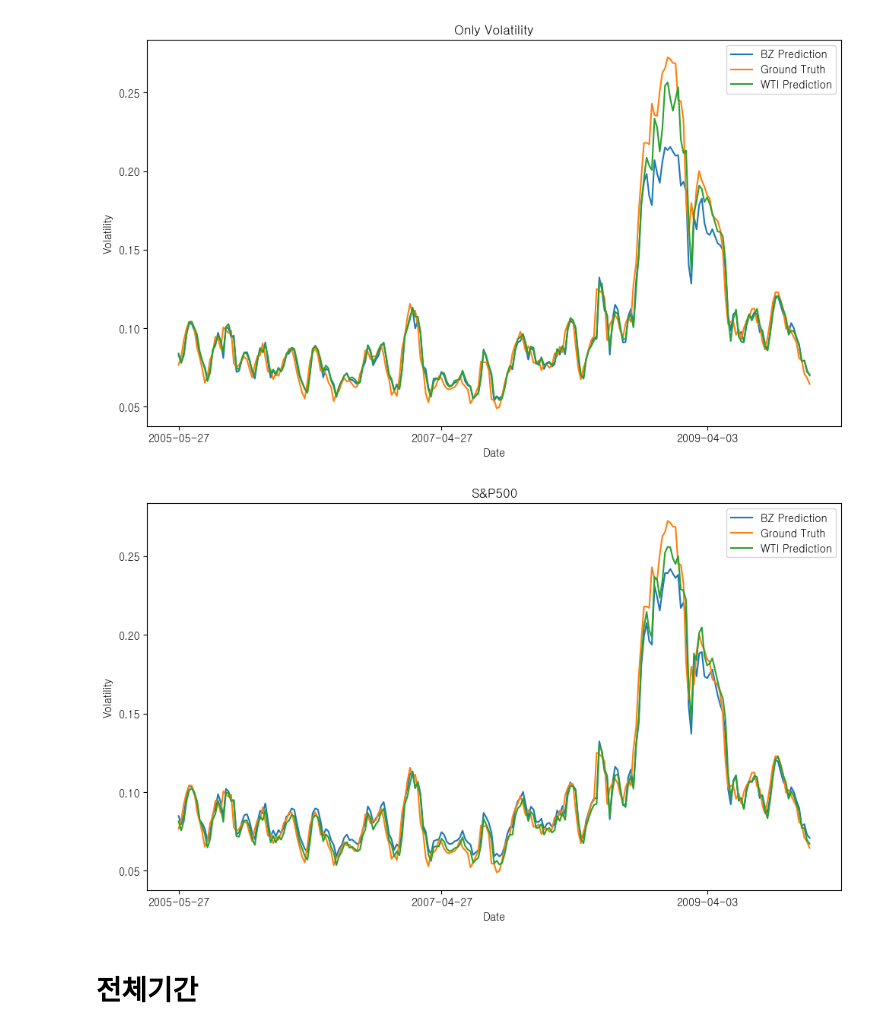
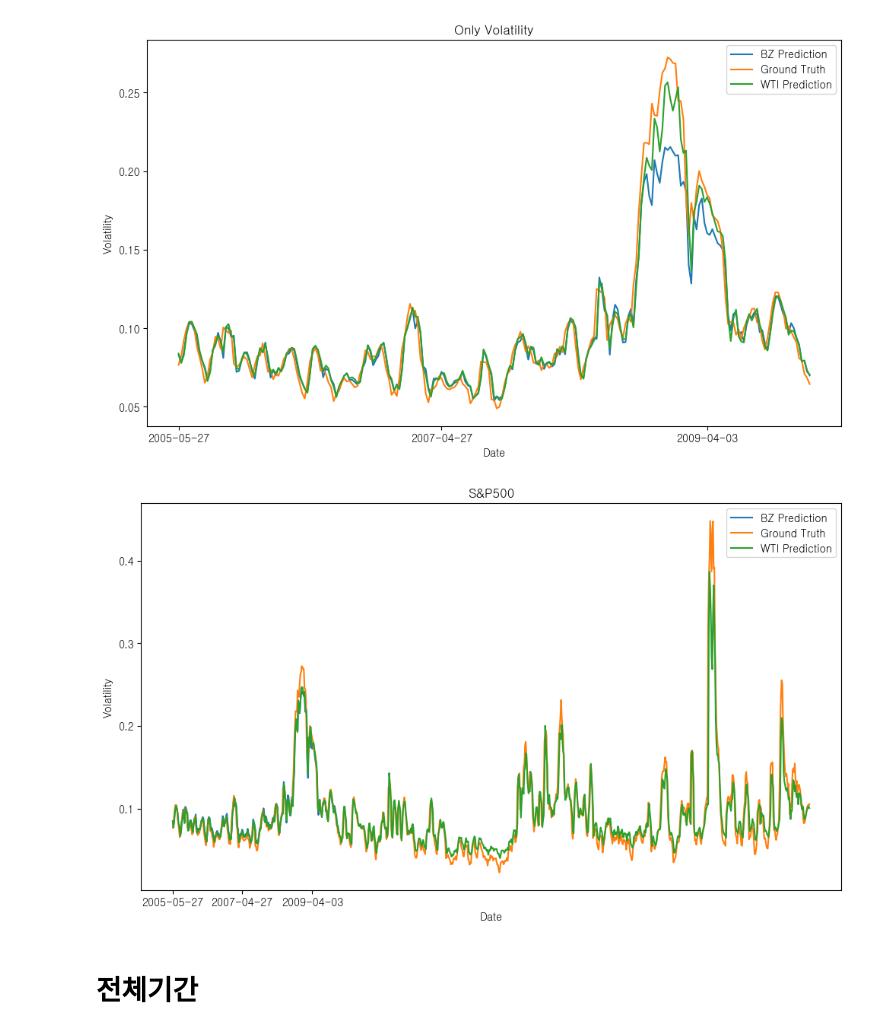
Before and after one commit to kimjuhwan1234/Volatility_Forecasting, a Jupyter notebook: EDA.ipynb, the cells around one changed output. Drawn from its saved outputs; the diff is of its cells as text; code cells hidden in the pictures.

```diff
--- a/EDA.ipynb
+++ b/EDA.ipynb
@@ -48,7 +48,7 @@ Scaler object loaded successfully!
 # Exterior
 # %%
 BZBZ_SP500 = pd.read_csv('Files/BZBZ_SP500.csv', index_col=0)
-SPBZ_SP500 = pd.read_csv('Files/SPBZ_SP500.csv', index_col=0)
+SPBZ_SP500 = pd.read_csv('Files/SPBZ_SP500_re.csv', index_col=0)
 SP500 = pd.read_csv('Database/BZ_vol_SP500.csv', index_col=0)
 
 BZBZ_SP500.index = pd.to_datetime(BZBZ_SP500.index)
@@ -94,19 +94,19 @@ plt.show()
 # %%
 plt.figure(figsize=(10, 6))
 
 plt.plot(pred_inv3.iloc[:, 0], label='BZ Prediction')
-plt.plot(truth_inv3.iloc[:, 0], label='Ground Truth')
+plt.plot(truth_inv4.iloc[:, 0], label='Ground Truth')
 plt.plot(pred_inv4.iloc[:, 0], label='WTI Prediction')
 
 plt.title('S&P500')
 plt.xlabel('Date')
 plt.ylabel('Volatility')
 plt.legend()
 plt.xticks(pred_inv.index[0:-2:100])
 plt.tight_layout()
 plt.show()
 # %% [output]
-[figure, old version]
+[figure, new version]
 # %% [markdown]
 # 전체기간
 # %%
```
Also changed, not shown: parts of 3 cells of this notebook, 5 other files.
